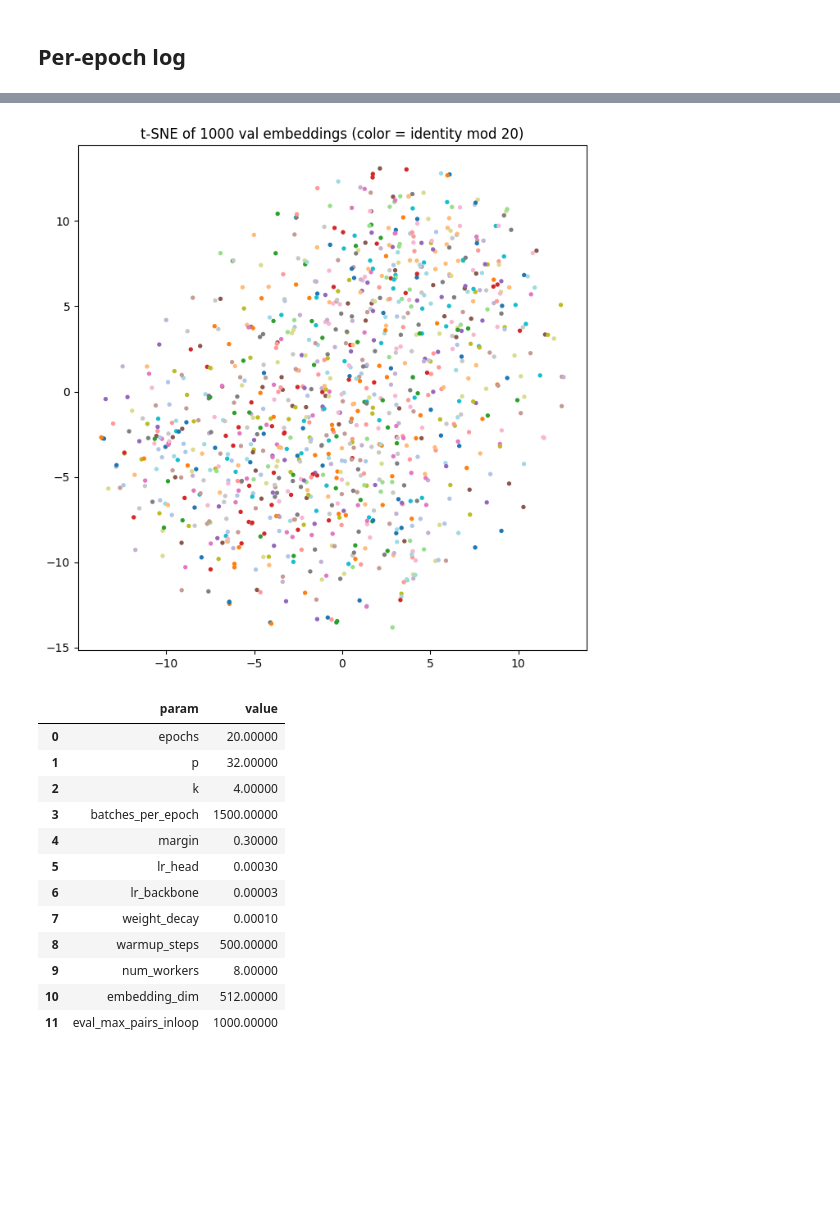
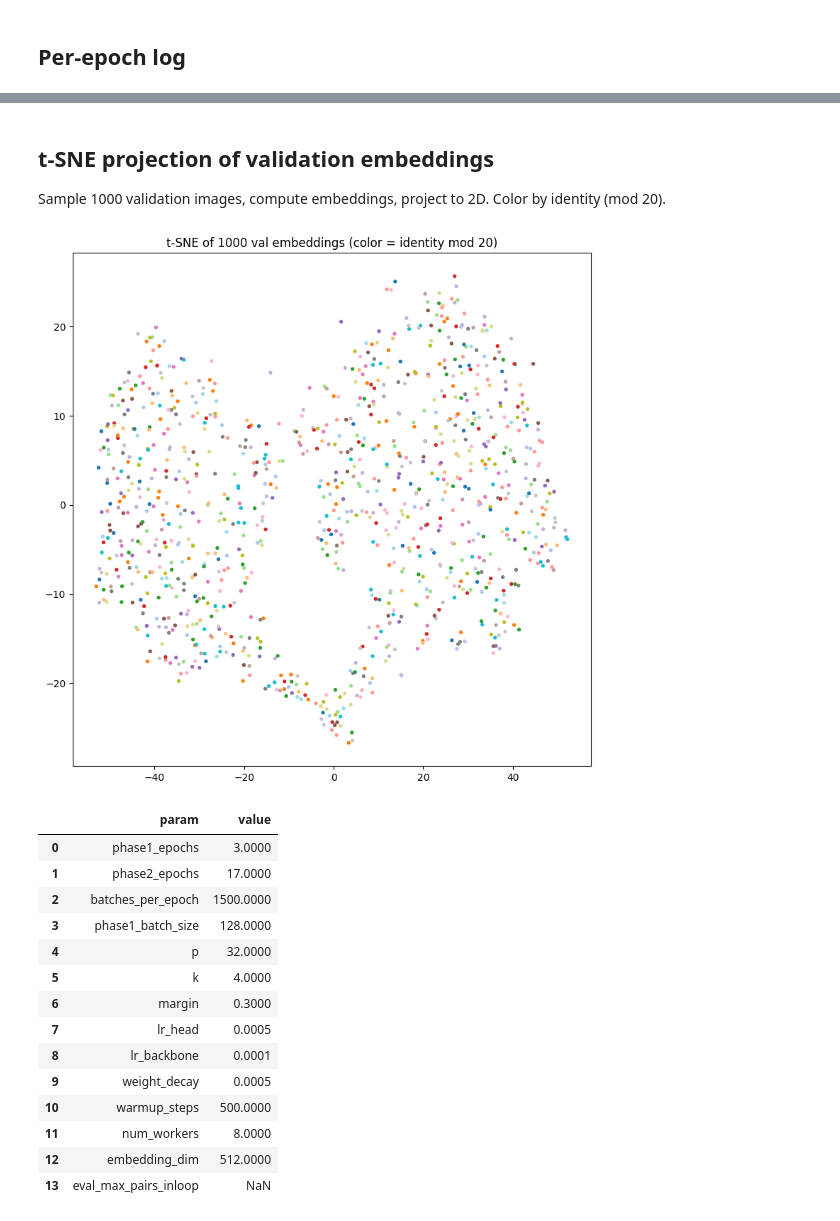
Before and after one commit to get-wright/IT4432E_Project, a Jupyter notebook: training_pipeline/training_results.ipynb, the cells around one changed output, grey strips where cells are left out. Cells and saved outputs as stored; diff of their text form; code cells hidden in the pictures; blank space fills up the shorter version.

```diff
--- a/training_pipeline/training_results.ipynb
+++ b/training_pipeline/training_results.ipynb
@@ -19,24 +30,20 @@ Best LFW acc:      0.9760
 # %% [markdown]
 ## Model summary
 # %%
-# Model summary (PyTorch equivalent of Keras `model.summary()`).
-import sys
-sys.path.insert(0, str(ROOT))
-
 import torch
 from training_pipeline.src.model import FaceEmbedding
 
-ckpt = torch.load(ROOT / 'application/models/best.pt', map_location='cpu', weights_only=False)
-model = FaceEmbedding(embedding_dim=ckpt['cfg']['train']['embedding_dim'], pretrained=False)
+device = 'cuda' if torch.cuda.is_available() else 'cpu'
+ckpt = torch.load(ROOT / 'application/models/best.pt', map_location=device, weights_only=False)
+model = FaceEmbedding(embedding_dim=ckpt['cfg']['train']['embedding_dim'], pretrained=False).to(device).eval()
 model.load_state_dict(ckpt['model'])
-model.eval()
 
 n_params = sum(p.numel() for p in model.parameters())
 n_trainable = sum(p.numel() for p in model.parameters() if p.requires_grad)
 print(f'Total parameters:     {n_params:,}')
 print(f'Trainable parameters: {n_trainable:,}')
 print(f'Embedding dim:        {ckpt["cfg"]["train"]["embedding_dim"]}')
-print(f'Loss:                 batch-hard triplet (margin={ckpt["cfg"]["train"]["margin"]})')
+print(f'Phase-2 loss:         softplus(d_ap - d_an), semi-hard mining, margin={ckpt["cfg"]["train"]["margin"]}')
 print()
 print(model)
 # %% [output]
@@ -107,52 +123,46 @@ plt.show()
+# %% [markdown]
+## t-SNE projection of validation embeddings
+
+Sample 1000 validation images, compute embeddings, project to 2D. Color by identity (mod 20).
 # %%
-import sys
-sys.path.insert(0, str(ROOT))
-
-import torch
 import numpy as np
 from sklearn.manifold import TSNE
-from torch.utils.data import DataLoader
 from training_pipeline.src.dataset import FaceDataset, eval_transform
-from training_pipeline.src.model import FaceEmbedding
-
-ckpt = torch.load(ROOT / 'training_pipeline/checkpoints/best.pt', map_location='cpu')
-model = FaceEmbedding(embedding_dim=ckpt['cfg']['train']['embedding_dim'], pretrained=False)
-model.load_state_dict(ckpt['model'])
-model.eval()
 
 ds = FaceDataset(ROOT / 'process-data/manifest.parquet', split='val', transform=eval_transform())
 n_sample = min(1000, len(ds))
 idxs = np.random.RandomState(0).choice(len(ds), size=n_sample, replace=False)
-imgs = torch.stack([ds[i][0] for i in idxs])
-labels = np.array([ds[i][1] for i in idxs])
+imgs = torch.stack([ds[int(i)][0] for i in idxs]).to(device)
+labels = np.array([ds[int(i)][1] for i in idxs])
 
 with torch.no_grad():
-    emb = model(imgs).cpu().numpy()
+    emb = model.embed_normalized(imgs).cpu().numpy()
 
 z = TSNE(n_components=2, random_state=0, perplexity=30, init='pca').fit_transform(emb)
 plt.figure(figsize=(8, 8))
 plt.scatter(z[:, 0], z[:, 1], c=labels % 20, s=8, cmap='tab20')
 plt.title(f't-SNE of {n_sample} val embeddings (color = identity mod 20)')
-plt.show()
+plt.tight_layout(); plt.show()
 # %% [output]
-[figure, old version]
+[figure, new version]
 # %%
 # Hyperparameters used.
 cfg = ckpt['cfg']
 tbl = {**cfg['train'], 'eval_max_pairs_inloop': cfg['eval']['max_pairs_inloop']}
-import pandas as pd
 pd.DataFrame(tbl.items(), columns=['param', 'value'])
 # %% [output]
 |  | param | value |
-| 0 | epochs | 20.00000 |
-| 1 | p | 32.00000 |
-| 2 | k | 4.00000 |
-| 3 | batches_per_epoch | 1500.00000 |
-| 4 | margin | 0.30000 |
-| 5 | lr_head | 0.00030 |
-| 6 | lr_backbone | 0.00003 |
-| 7 | weight_decay | 0.00010 |
-| 8 | warmup_steps | 500.00000 |
-| 9 | num_workers | 8.00000 |
-| 10 | embedding_dim | 512.00000 |
-| 11 | eval_max_pairs_inloop | 1000.00000 |
+| 0 | phase1_epochs | 3.0000 |
+| 1 | phase2_epochs | 17.0000 |
+| 2 | batches_per_epoch | 1500.0000 |
+| 3 | phase1_batch_size | 128.0000 |
+| 4 | p | 32.0000 |
+| 5 | k | 4.0000 |
+| 6 | margin | 0.3000 |
+| 7 | lr_head | 0.0005 |
+| 8 | lr_backbone | 0.0001 |
+| 9 | weight_decay | 0.0005 |
+| 10 | warmup_steps | 500.0000 |
+| 11 | num_workers | 8.0000 |
+| 12 | embedding_dim | 512.0000 |
+| 13 | eval_max_pairs_inloop | NaN |
```
Also changed, not shown: parts of 5 cells of this notebook, 10 other files.
